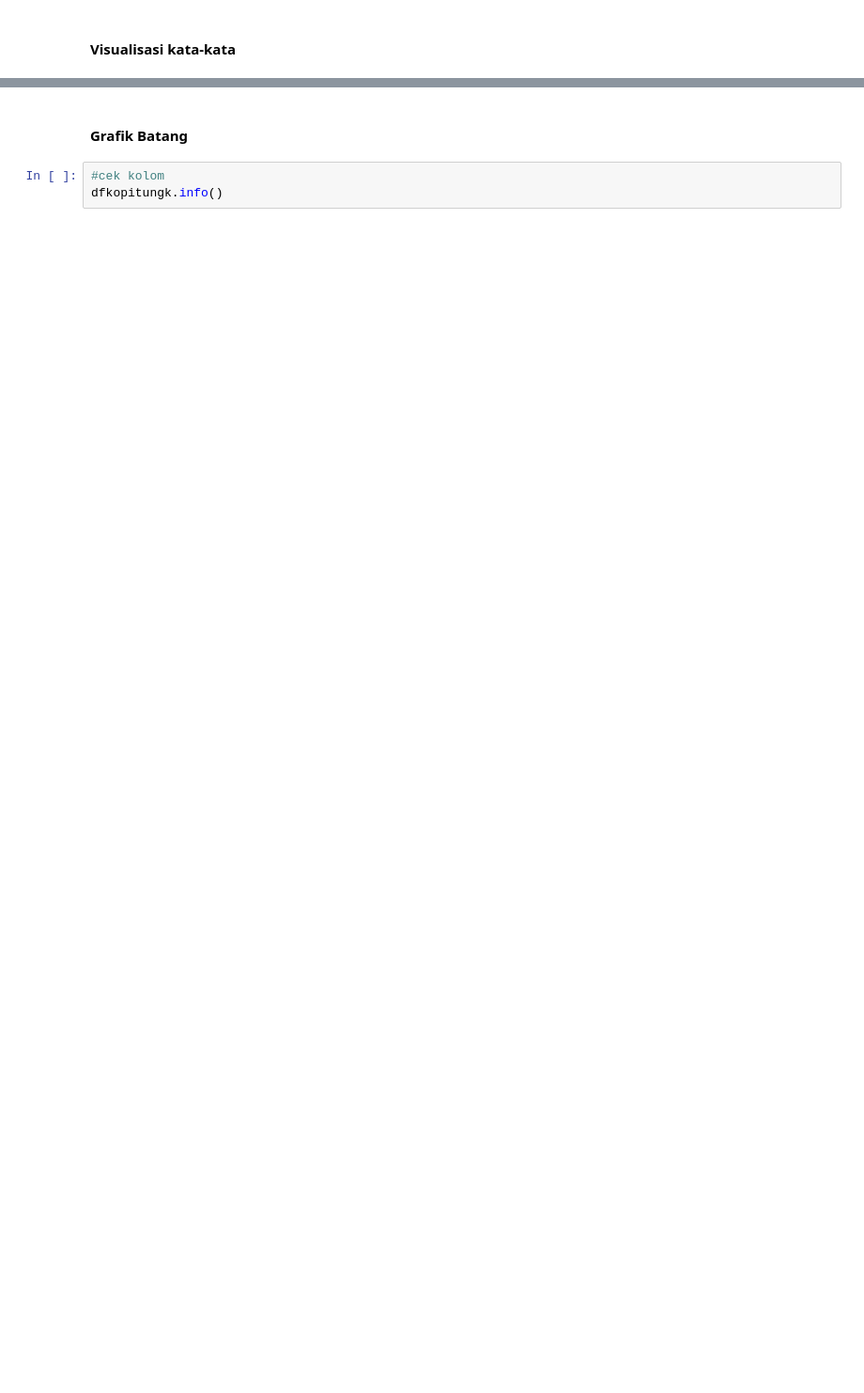
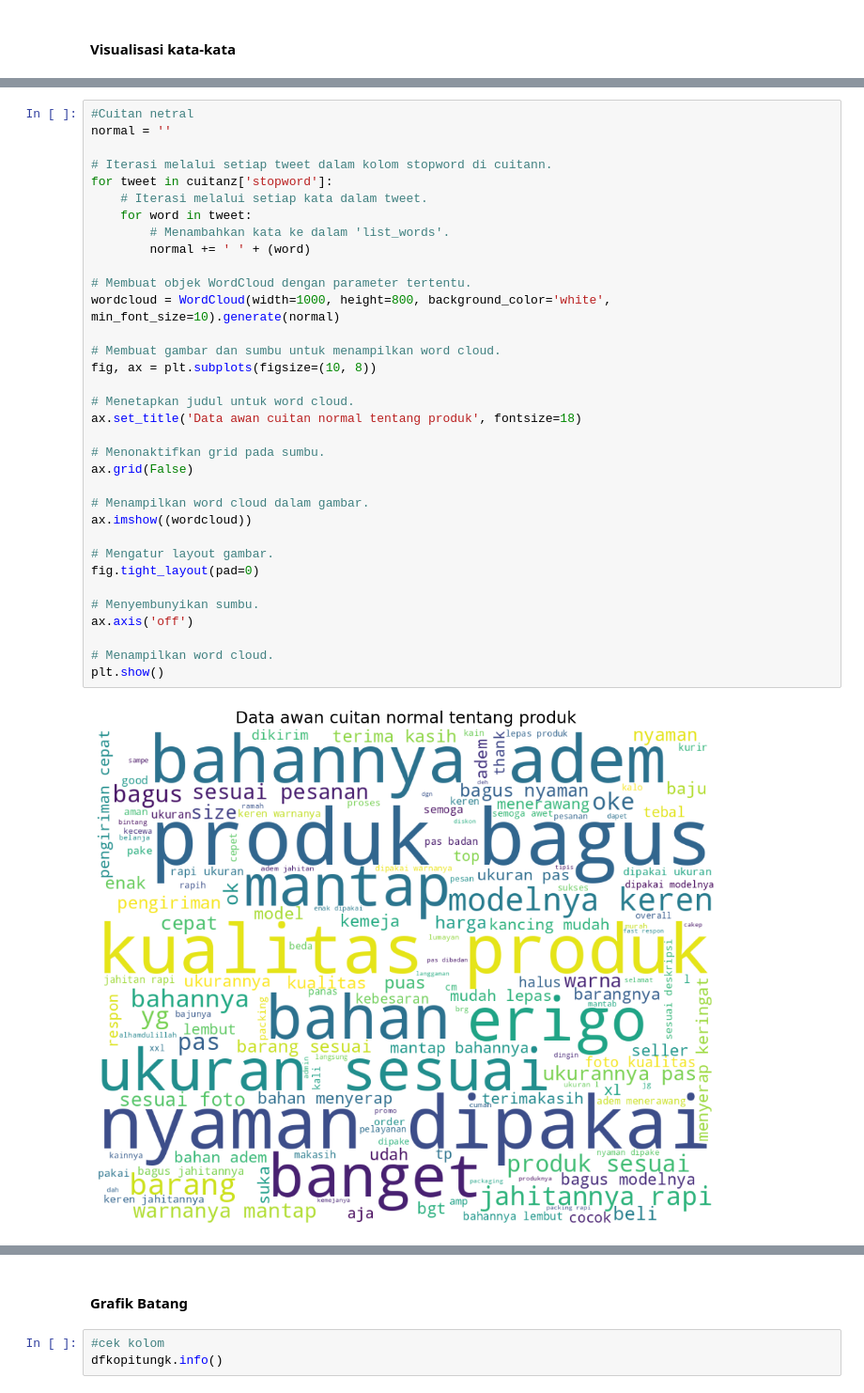
Before and after one commit to DGkurnia/sentiment, a Jupyter notebook: sentiment_analysis.ipynb, the cells around one changed output, grey strips where cells are left out. Shown at 94% size. Saved outputs shown, nothing was run; the diff lists cells and outputs as text; blank space fills up the shorter version.

```diff
--- a/sentiment_analysis.ipynb
+++ b/sentiment_analysis.ipynb
@@ -815,3 +837,39 @@ plt.show()
+# %%
+#Cuitan netral
+normal = ''
+
+# Iterasi melalui setiap tweet dalam kolom stopword di cuitann.
+for tweet in cuitanz['stopword']:
+    # Iterasi melalui setiap kata dalam tweet.
+    for word in tweet:
+        # Menambahkan kata ke dalam 'list_words'.
+        normal += ' ' + (word)
+
+# Membuat objek WordCloud dengan parameter tertentu.
+wordcloud = WordCloud(width=1000, height=800, background_color='white', min_font_size=10).generate(normal)
+
+# Membuat gambar dan sumbu untuk menampilkan word cloud.
+fig, ax = plt.subplots(figsize=(10, 8))
+
+# Menetapkan judul untuk word cloud.
+ax.set_title('Data awan cuitan normal tentang produk', fontsize=18)
+
+# Menonaktifkan grid pada sumbu.
+ax.grid(False)
+
+# Menampilkan word cloud dalam gambar.
+ax.imshow((wordcloud))
+
+# Mengatur layout gambar.
+fig.tight_layout(pad=0)
+
+# Menyembunyikan sumbu.
+ax.axis('off')
+
+# Menampilkan word cloud.
+plt.show()
+# %% [output]
+[figure, added]
 # %%
 #Cuitan negatif
 negatif = ''
```
Also changed, not shown: parts of 18 cells of this notebook.
